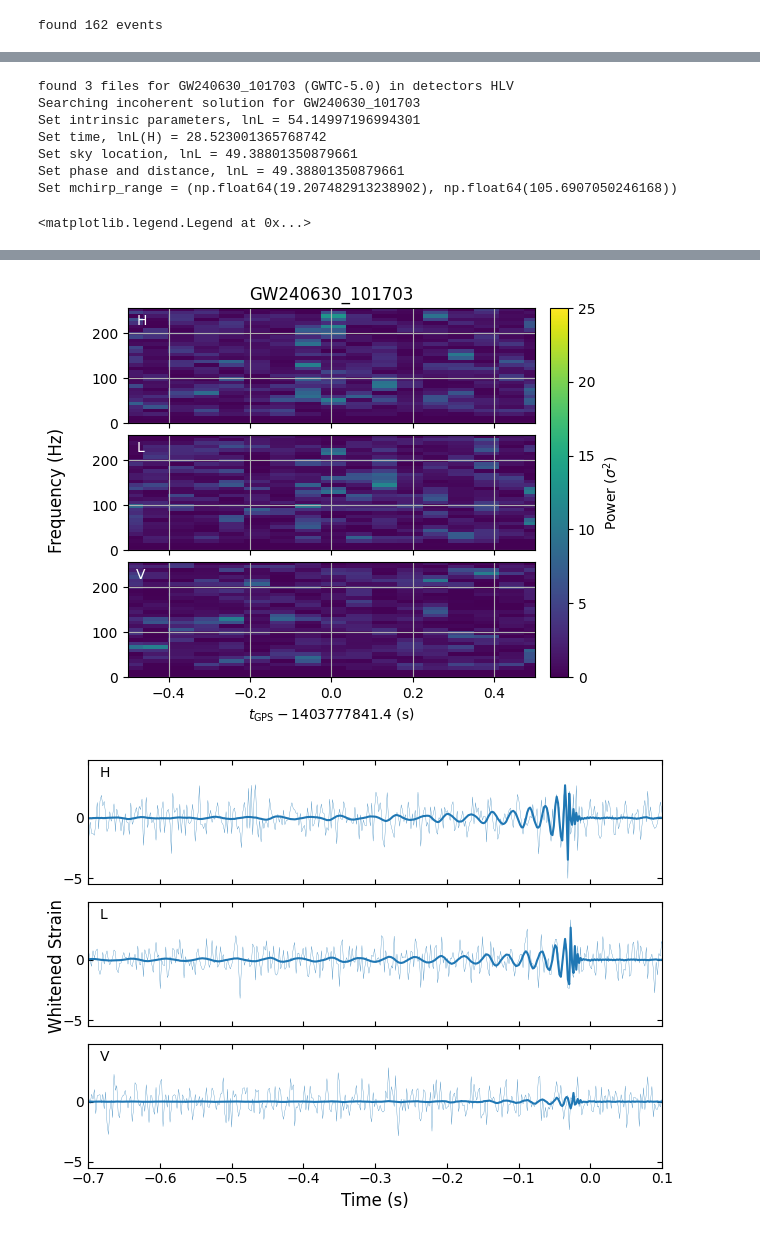
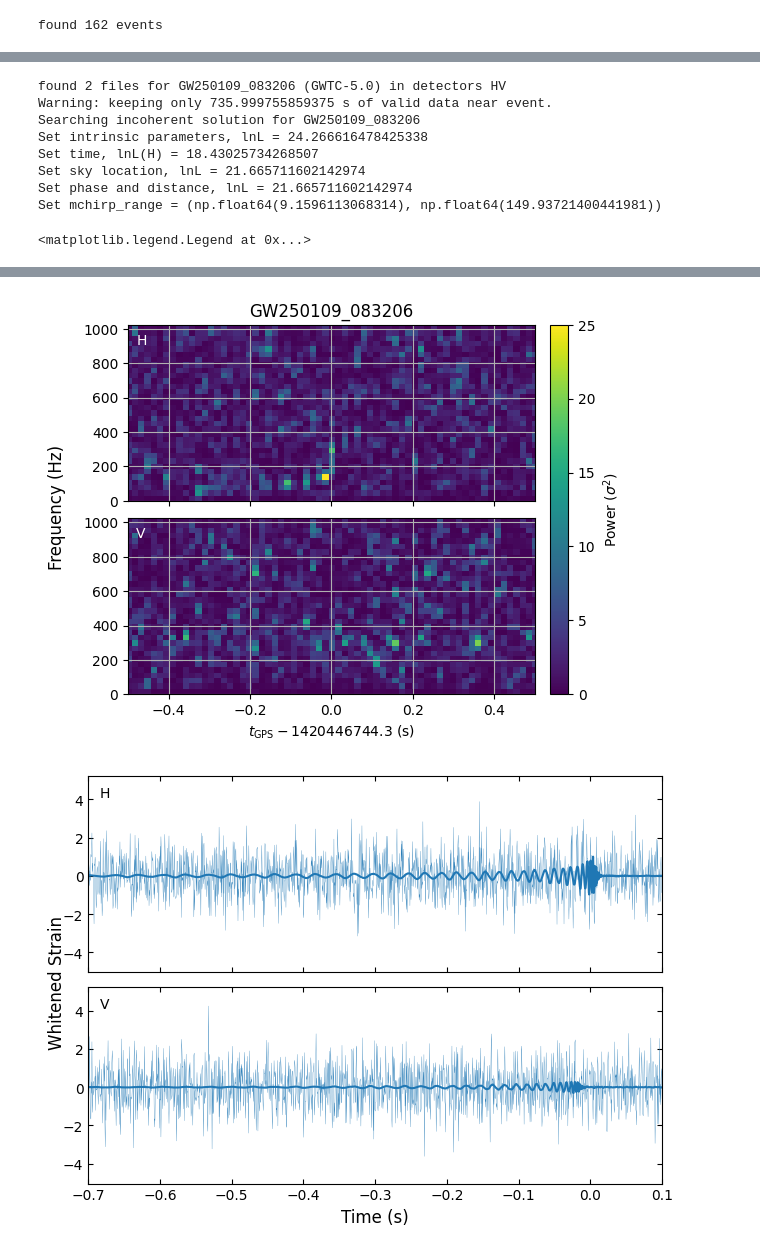
Before and after one commit to abbyw24/gw-parameter-estimation, a Jupyter notebook: notebooks/choose_event_configs.ipynb, the cells around one changed output, grey strips where cells are left out. Drawn from its saved outputs; the diff is of its cells as text; code cells hidden in the pictures.

```diff
--- a/notebooks/choose_event_configs.ipynb
+++ b/notebooks/choose_event_configs.ipynb
@@ -62,11 +106,11 @@ found 162 events
 # %%
-# select a subset of all the events in the catalog, for which to make .npz files
-event_tables1 = gwpy.table.EventTable.fetch_open_data(catalog, selection='network_matched_filter_snr > 10')
-event_tables2 = gwpy.table.EventTable.fetch_open_data(catalog, selection='network_matched_filter_snr > 11')
-mask = ~np.isin(event_tables1['name'], event_tables2['name'])
-event_tables = event_tables1[mask]
-eventname_list_subset = []
-for name in eventname_list:
-    if name in ''.join(event_tables['name']):
-        eventname_list_subset.append(name)
+# # select a subset of all the events in the catalog, for which to make .npz files
+# event_tables1 = gwpy.table.EventTable.fetch_open_data(catalog, selection='network_matched_filter_snr > 10')
+# event_tables2 = gwpy.table.EventTable.fetch_open_data(catalog, selection='network_matched_filter_snr > 11')
+# mask = ~np.isin(event_tables1['name'], event_tables2['name'])
+# event_tables = event_tables1[mask]
+# eventname_list_subset = []
+# for name in eventname_list:
+#     if name in ''.join(event_tables['name']):
+#         eventname_list_subset.append(name)
 # %%
@@ -76,6 +120,6 @@ len(event_tables)
 # %%
 # pick an event from the subset
-eventname =  eventname_list_subset[22]
+eventname =  eventname_list_subset[0]
 # get the corresponding event path
 eventpath = os.path.join(catalog_dir, eventname)
 assert os.path.exists(eventpath), f"eventpath ({eventpath}) does not exist!"
@@ -87,14 +131,18 @@ assert len(event_table) == 1, f"{len(event_table)} events found for {eventname}
 # get the chirp mass "guess" (from the published result)
 try:
     mchirp_guess = get_chirp_mass(event_table)
-    print(f"got chirp mass as {mchirp_guess:.2f} Msun")
 except Exception as e:
     print(e + "\nevent table:")
     print(event_table)
     mchirp_guess = None
 
+if mchirp_guess is None:
+    mchirp_guess = 30.
+    print(f"mchirp_guess is None. guessing mchirp = {mchirp_guess} Msun")
+
 # rough guestimate of fmax
 if mchirp_guess is not None:
+    print(f"got chirp mass as {mchirp_guess:.2f} Msun")
     if mchirp_guess < 10:
         fmax_guess = 1024
     elif 10 <= mchirp_guess < 32:
@@ -104,4 +152,6 @@ if mchirp_guess is not None:
     else:
         fmax_guess = 128
     print(f"guessing fmax = {fmax_guess} Hz")
+else:
+    print(f"chirp mass is None!")
 # %% [output]
@@ -110,7 +163,7 @@ guessing fmax = 256 Hz
 # %%
 # kwargs for processing the event data: this is what we're testing, to save as the config if we're happy with it!
 kwargs = dict(
-    fmax = fmax_guess,
+    fmax = 1024,
     wht_filter_duration = 32,
     t_before = 32,
     t_after = 16
@@ -122,8 +175,18 @@ detector_names = ''.join(filename.name[0] for filename in filenames)
 print(f"found {len(filenames)} files for {eventname} ({catalog}) in detectors {detector_names}")
 tgps = gwosc.datasets.event_gps(eventname)
 
-event_data = data.EventData.from_timeseries(
-    filenames, eventname, detector_names, tgps, **kwargs)
+try:
+    event_data = data.EventData.from_timeseries(
+        filenames, eventname, detector_names, tgps, **kwargs)
+except DataError as e:
+    print(f"DataError: {e}")
+    print("redownloading time series data...")
+    for fn in filenames:
+        os.remove(fn)
+    os.rmdir(eventpath)
+    filenames, detector_names, tgps = data.download_timeseries(eventname, outdir=eventpath)
+    event_data = data.EventData.from_timeseries(
+            filenames, eventname, detector_names, tgps, **kwargs)
 
 # suggest inpaint times
 _, event_data = event_data.suggest_inpaint_times()
@@ -181,11 +244,12 @@ ax.grid(alpha=0.5)
 ax.set_title(f'Cumulative SNR^2, {eventname}')
 ax.legend()
 # %% [output]
-found 3 files for GW240630_101703 (GWTC-5.0) in detectors HLV
-Searching incoherent solution for GW240630_101703
-Set intrinsic parameters, lnL = 54.14997196994301
-Set time, lnL(H) = 28.523001365768742
-Set sky location, lnL = 49.38801350879661
-Set phase and distance, lnL = 49.38801350879661
-Set mchirp_range = (np.float64(19.207482913238902), np.float64(105.6907050246168))
+found 2 files for GW250109_083206 (GWTC-5.0) in detectors HV
+Warning: keeping only 735.999755859375 s of valid data near event.
+Searching incoherent solution for GW250109_083206
+Set intrinsic parameters, lnL = 24.266616478425338
+Set time, lnL(H) = 18.43025734268507
+Set sky location, lnL = 21.665711602142974
+Set phase and distance, lnL = 21.665711602142974
+Set mchirp_range = (np.float64(9.1596113068314), np.float64(149.93721400441981))
 <matplotlib.legend.Legend at 0x...>
@@ -196,2 +260,2 @@ Set mchirp_range = (np.float64(19.207482913238902), np.float64(105.6907050246168
-[figure, old version]
+[figure, new version]
-[figure, old version]
+[figure, new version]
```
Also changed, not shown: parts of 12 cells of this notebook, 9 other files.
